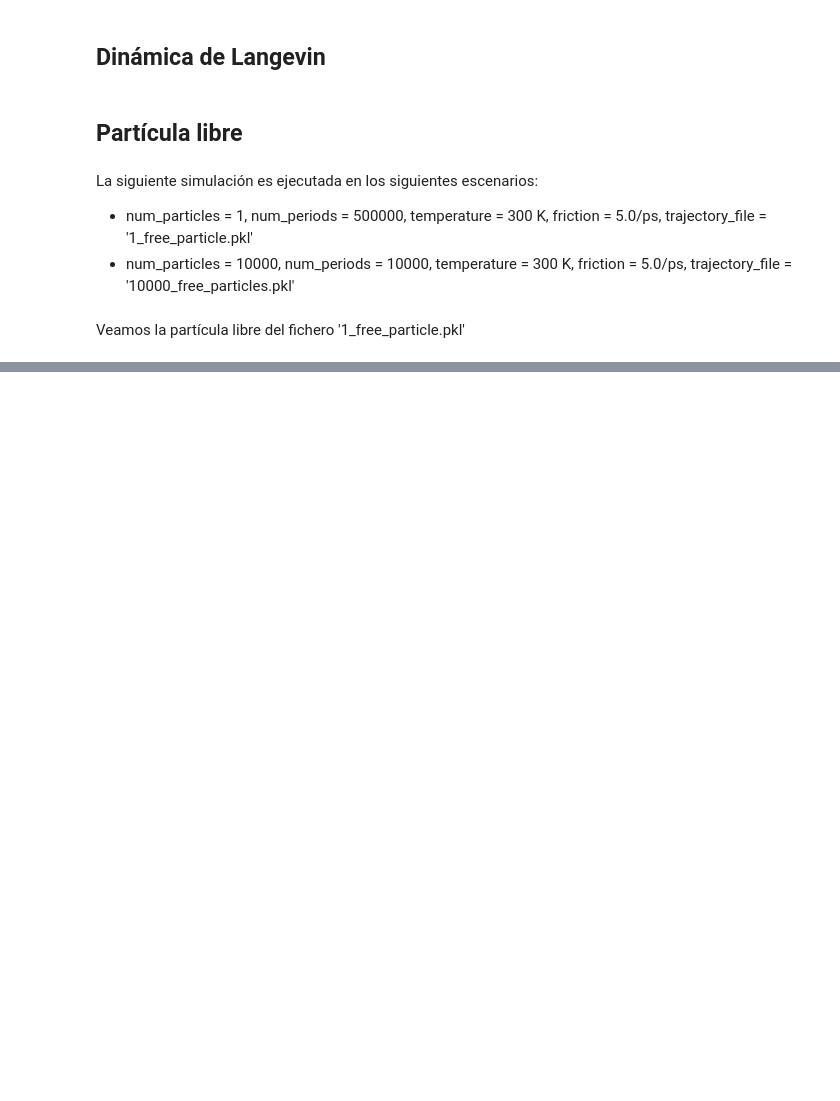
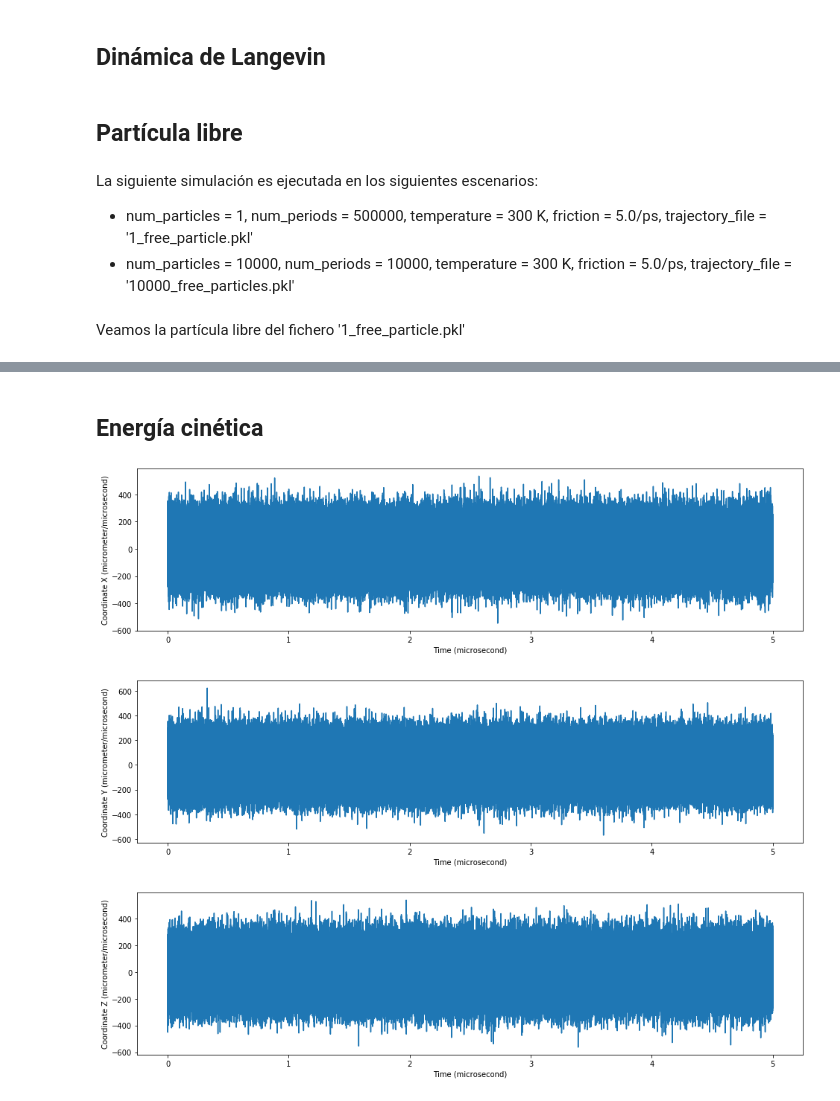
Before and after one commit to uibcdf/Academia, a Jupyter notebook: Teoría/Dinámica_estocástica/Movimiento_Browniano.ipynb, the cells around one changed output, grey strips where cells are left out. Saved outputs shown, nothing was run; the diff lists cells and outputs as text; code cells hidden in the pictures; blank space fills up the shorter version.

```diff
--- a/Teoría/Dinámica_estocástica/Movimiento_Browniano.ipynb
+++ b/Teoría/Dinámica_estocástica/Movimiento_Browniano.ipynb
@@ -19,7 +19,7 @@ import simtk.openmm.app as app
 import simtk.unit as unit
 
 
-num_particles = 10000
+num_particles = 1
 mass = 180.15 * unit.amu # masa de la glucosa
 
 temperature = 300*unit.kelvin
@@ -27,8 +27,8 @@ friction = 5.0/unit.picosecond
 
 step_size = 0.1*unit.picoseconds
 steps_per_period = 100
-num_periods = 10000
-trajectory_file = '10000_free_particle.pkl'
+num_periods = 500000
+trajectory_file = '1_free_particle.pkl'
 
 
 system = mm.System()
@@ -149,0 +116,15 @@ aa
+# %% [markdown]
+## Energía cinética
+# %%
+plt.rcParams['figure.figsize'] = [16, 4]
+coordinate_labels = ['X', 'Y', 'Z']
+
+for ii in range(3):
+    plt.plot(times, velocities[:,0,ii])
+    plt.xlabel('Time ({})'.format(unit.microsecond))
+    plt.ylabel('Coordinate {} ({})'.format(coordinate_labels[ii], unit.micrometer/unit.microsecond))
+    plt.show()
+# %% [output]
+[figure, added]
+[figure, added]
+[figure, added]
```
Also changed, not shown: parts of 47 cells of this notebook, 1 other file.
